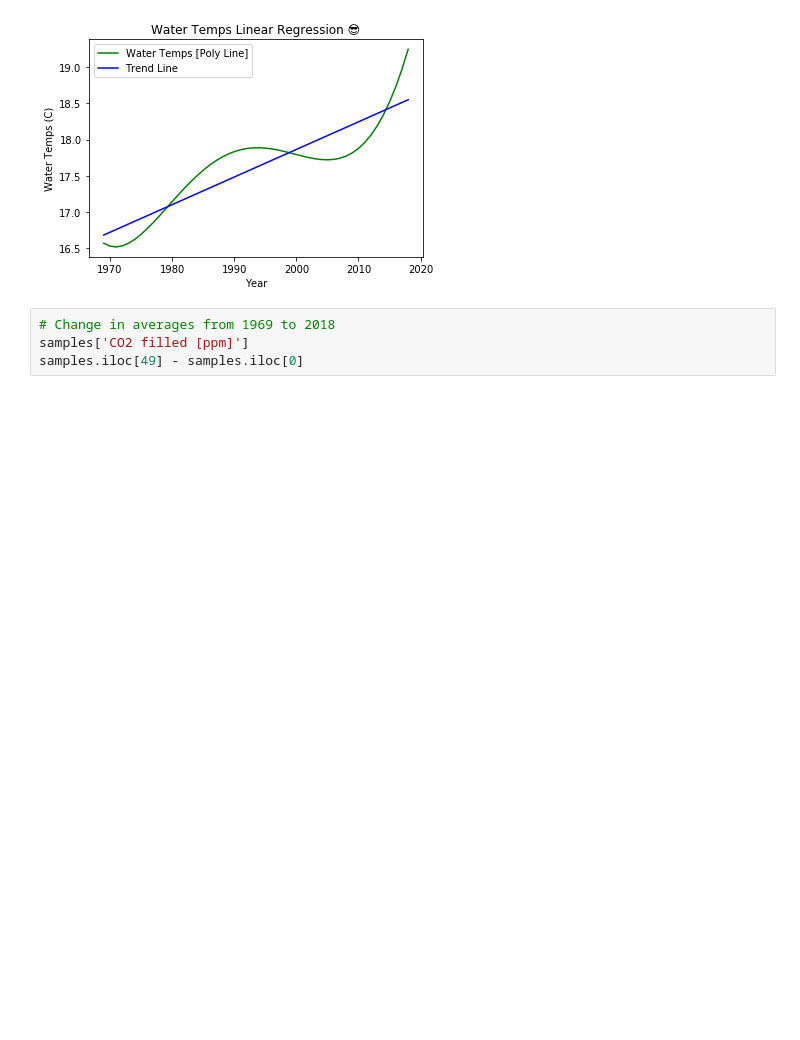
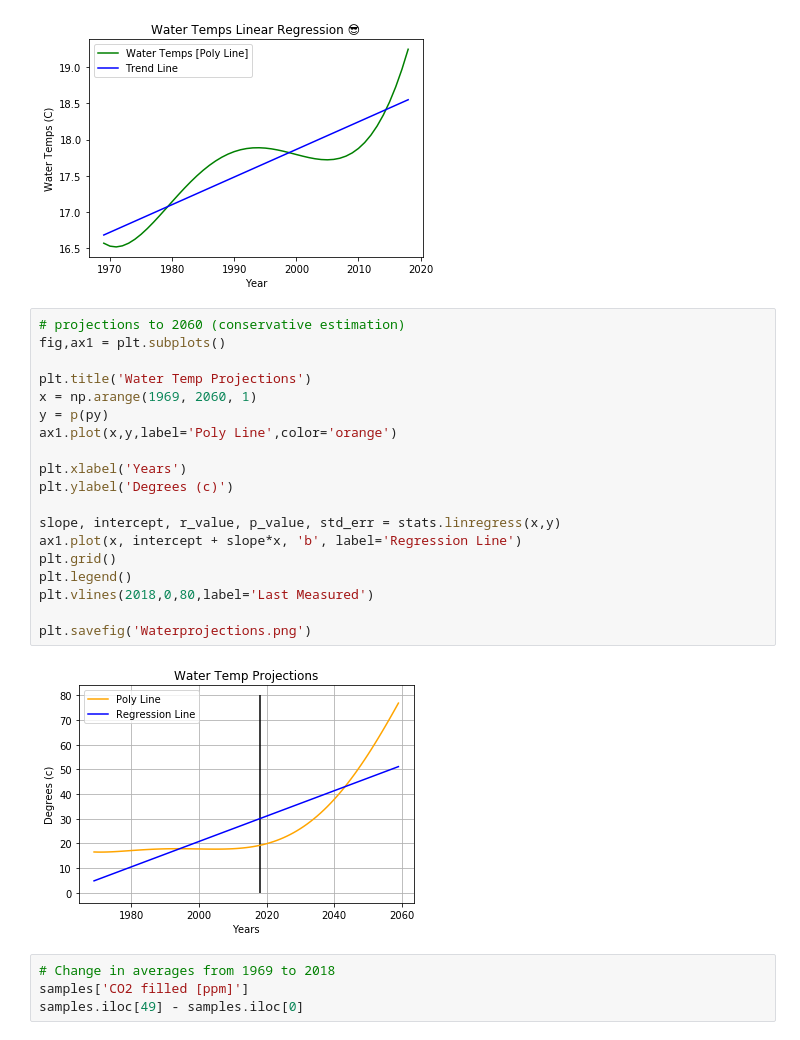
Before and after one commit to giantmagellan/sandiego-climate-analysis, a Jupyter notebook: CO2/CO2Levels.ipynb, the cells around one changed output. Saved outputs shown, nothing was run; the diff lists cells and outputs as text; blank space fills up the shorter version.

Commit message:
Projections

```diff
--- a/CO2/CO2Levels.ipynb
+++ b/CO2/CO2Levels.ipynb
@@ -187,6 +187,27 @@ plt.legend()
 plt.savefig('Polylinregress.png')
 # %% [output]
 [figure]
+# %%
+# projections to 2060 (conservative estimation)
+fig,ax1 = plt.subplots()
+
+plt.title('Water Temp Projections')
+x = np.arange(1969, 2060, 1)
+y = p(py)
+ax1.plot(x,y,label='Poly Line',color='orange')
+
+plt.xlabel('Years')
+plt.ylabel('Degrees (c)')
+
+slope, intercept, r_value, p_value, std_err = stats.linregress(x,y)
+ax1.plot(x, intercept + slope*x, 'b', label='Regression Line')
+plt.grid()
+plt.legend()
+plt.vlines(2018,0,80,label='Last Measured')
+
+plt.savefig('Waterprojections.png')
+# %% [output]
+[figure, added]
 # %%
 # Change in averages from 1969 to 2018
 samples['CO2 filled [ppm]']
```
Also changed, not shown: 1 other file.
